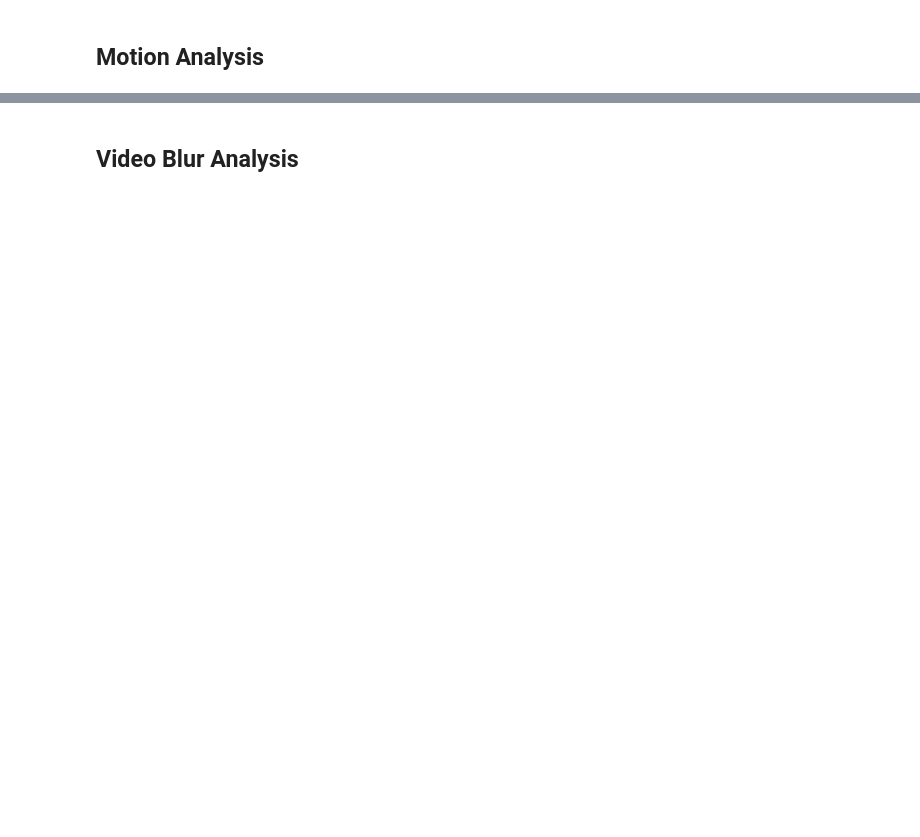
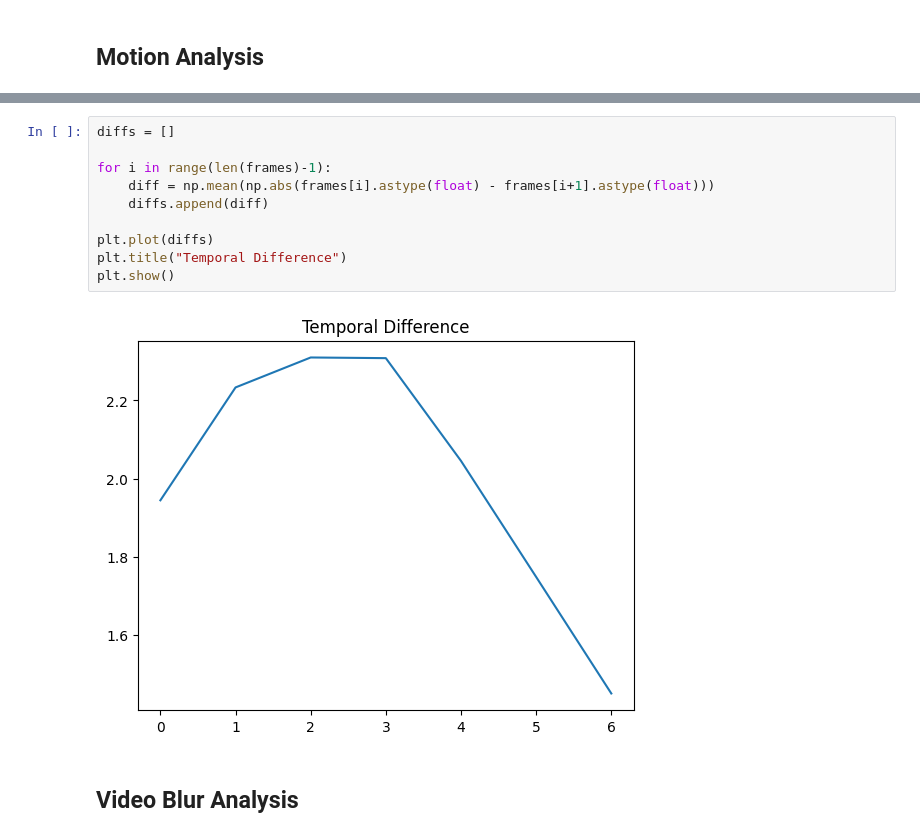
Before and after one commit to TottAditS/SignComparisonCNN, a Jupyter notebook: utlis/EDA.ipynb, the cells around one changed output, grey strips where cells are left out. Cells and saved outputs as stored; diff of their text form; blank space fills up the shorter version.

```diff
--- a/utlis/EDA.ipynb
+++ b/utlis/EDA.ipynb
@@ -113,3 +129,15 @@ plt.show()
+# %%
+diffs = []
+
+for i in range(len(frames)-1):
+    diff = np.mean(np.abs(frames[i].astype(float) - frames[i+1].astype(float)))
+    diffs.append(diff)
+
+plt.plot(diffs)
+plt.title("Temporal Difference")
+plt.show()
+# %% [output]
+[figure, added]
 # %% [markdown]
 ## Video Blur Analysis
 # %%
```
Also changed, not shown: parts of 10 cells of this notebook, 2 other files.
